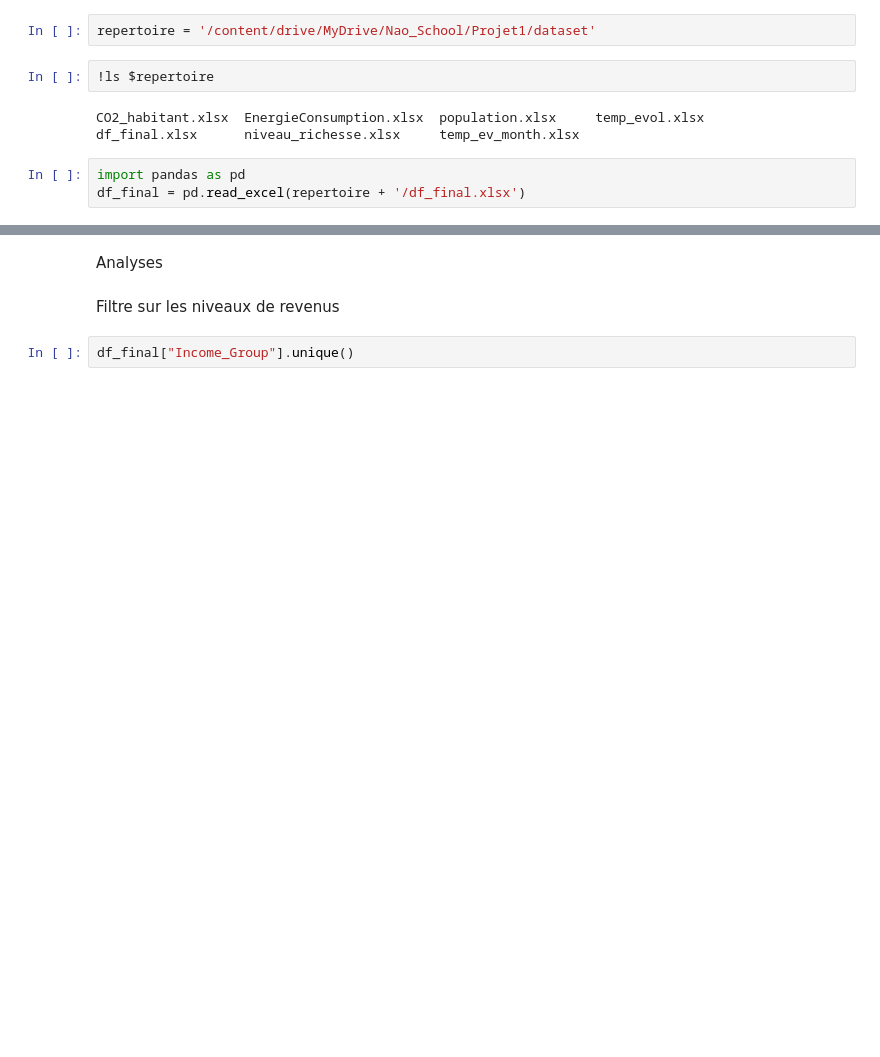
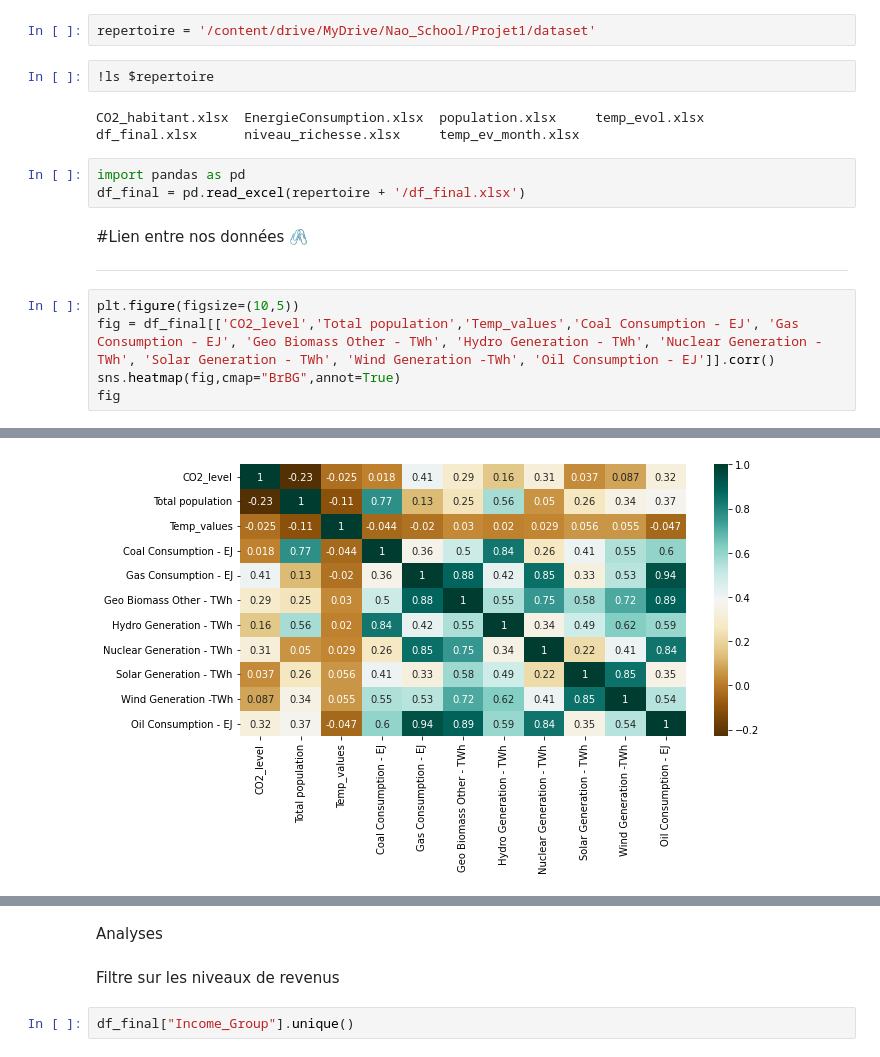
Before and after one commit to Pamy28/environnement_dashboarding, a Jupyter notebook: Analyse.ipynb, the cells around one changed output, grey strips where cells are left out. Cells and saved outputs as stored; diff of their text form; blank space fills up the shorter version.

Commit message:
modification et version finalisée de l'analyse présentée

```diff
--- a/Analyse.ipynb
+++ b/Analyse.ipynb
@@ -15,3 +15,13 @@ df_final.xlsx      niveau_richesse.xlsx     temp_ev_month.xlsx
 # %%
 import pandas as pd
 df_final = pd.read_excel(repertoire + '/df_final.xlsx')
+# %% [markdown]
+#Lien entre nos données 🖇
+
+---
+# %%
+plt.figure(figsize=(10,5))
+fig = df_final[['CO2_level','Total population','Temp_values','Coal Consumption - EJ', 'Gas Consumption - EJ', 'Geo Biomass Other - TWh', 'Hydro Generation - TWh', 'Nuclear Generation - TWh', 'Solar Generation - TWh', 'Wind Generation -TWh', 'Oil Consumption - EJ']].corr()
+sns.heatmap(fig,cmap="BrBG",annot=True)
+fig
+# %% [output]
@@ -17,0 +40 @@ df_final = pd.read_excel(repertoire + '/df_final.xlsx')
+[figure, added]
```
Also changed, not shown: parts of 30 cells of this notebook.
